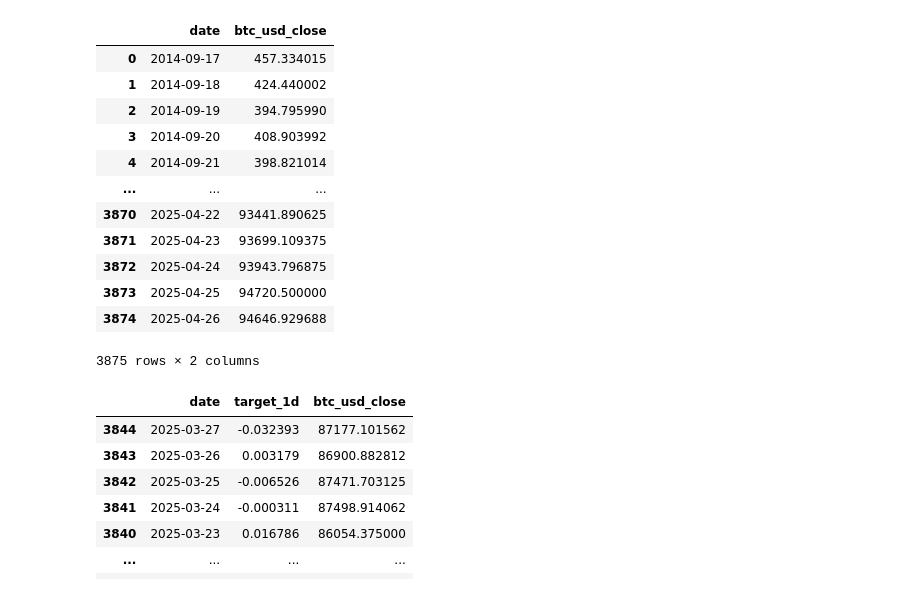
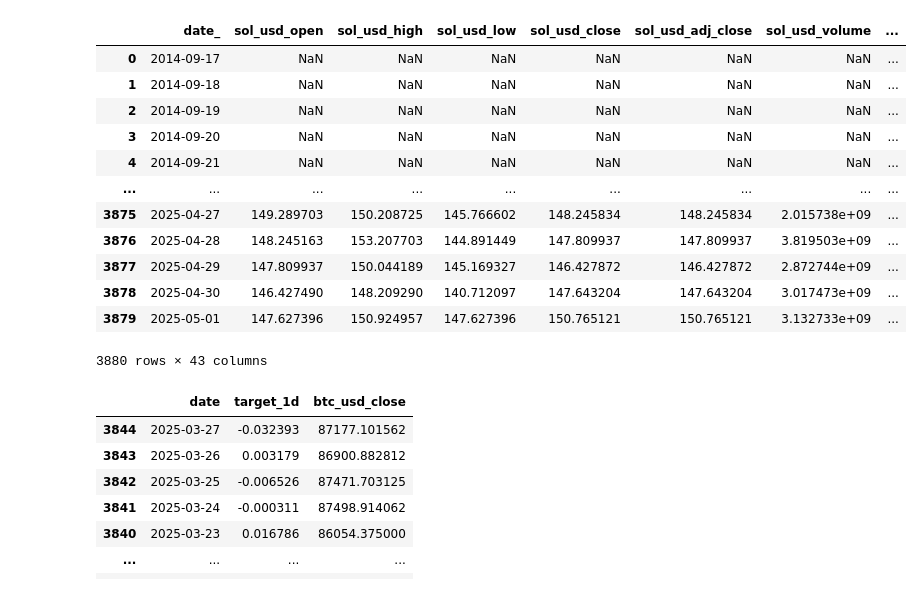
Before and after one commit to sumrak10/WangAI, a Jupyter notebook: notebooks/test.ipynb, the cells around one changed output. Saved outputs shown, nothing was run; the diff lists cells and outputs as text; code cells hidden in the pictures.

```diff
--- a/notebooks/test.ipynb
+++ b/notebooks/test.ipynb
@@ -1,10 +1,13 @@
 # %%
 import datetime
+import logging
+import math
 
 from src.logger import LoggerConfig
 
 LoggerConfig.setup_logger()
 
 ANALYSIS_START_DATE = datetime.date.fromisoformat("2014-09-17")
-ANALYSIS_END_DATE = datetime.date.fromisoformat("2025-04-27")
+ANALYSIS_END_DATE = datetime.date.fromisoformat("2025-05-02")
+TOKEN = 'btc'
 # %% [output]
@@ -32,19 +35,22 @@ google_trends_data
 TooManyRequestsError: The request failed: Google returned a response with code 429
 # %%
 from src.data_sources.prices import PricesDataSource
+prices_tickers = [
+    'BTC-USD',
+    'ETH-USD',
+    'SOL-USD',
+    'BNB-USD',
+    'ADA-USD',
+    'SPY',  # индекс акций
+    'GLD',  # золото
+]
+if not any([TOKEN.lower() in ticker_.lower() for ticker_ in prices_tickers]):
+    logging.error(f"{TOKEN}_ not found in prices")
 prices_data = PricesDataSource.load(
     from_date=ANALYSIS_START_DATE,
     to_date=ANALYSIS_END_DATE,
     interval="1d",
-    tickers=[
-        'BTC-USD',
-        'ETH-USD',
-        'SOL-USD',
-        'BNB-USD',
-        'ADA-USD',
-        'SPY',  # индекс акций
-        'GLD',  # золото
-    ]
+    tickers=prices_tickers
 )
-prices_data[['date', 'btc_usd_close']]
+prices_data
 # %% [output]
@@ -51,16 +58,16 @@ prices_data[['date', 'btc_usd_close']]
-|  | date | btc_usd_close |
-| 0 | 2014-09-17 | 457.334015 |
-| 1 | 2014-09-18 | 424.440002 |
-| 2 | 2014-09-19 | 394.795990 |
-| 3 | 2014-09-20 | 408.903992 |
-| 4 | 2014-09-21 | 398.821014 |
-| ... | ... | ... |
-| 3870 | 2025-04-22 | 93441.890625 |
-| 3871 | 2025-04-23 | 93699.109375 |
-| 3872 | 2025-04-24 | 93943.796875 |
-| 3873 | 2025-04-25 | 94720.500000 |
-| 3874 | 2025-04-26 | 94646.929688 |
+|  | date_ | sol_usd_open | sol_usd_high | sol_usd_low | sol_usd_close | sol_usd_adj_close | sol_usd_volume | ... |
+| 0 | 2014-09-17 | NaN | NaN | NaN | NaN | NaN | NaN | ... |
+| 1 | 2014-09-18 | NaN | NaN | NaN | NaN | NaN | NaN | ... |
+| 2 | 2014-09-19 | NaN | NaN | NaN | NaN | NaN | NaN | ... |
+| 3 | 2014-09-20 | NaN | NaN | NaN | NaN | NaN | NaN | ... |
+| 4 | 2014-09-21 | NaN | NaN | NaN | NaN | NaN | NaN | ... |
+| ... | ... | ... | ... | ... | ... | ... | ... | ... |
+| 3875 | 2025-04-27 | 149.289703 | 150.208725 | 145.766602 | 148.245834 | 148.245834 | 2.015738e+09 | ... |
+| 3876 | 2025-04-28 | 148.245163 | 153.207703 | 144.891449 | 147.809937 | 147.809937 | 3.819503e+09 | ... |
+| 3877 | 2025-04-29 | 147.809937 | 150.044189 | 145.169327 | 146.427872 | 146.427872 | 2.872744e+09 | ... |
+| 3878 | 2025-04-30 | 146.427490 | 148.209290 | 140.712097 | 147.643204 | 147.643204 | 3.017473e+09 | ... |
+| 3879 | 2025-05-01 | 147.627396 | 150.924957 | 147.627396 | 150.765121 | 150.765121 | 3.132733e+09 | ... |
-3875 rows × 2 columns
+3880 rows × 43 columns
 # %%
 import pandas as pd
 import numpy as np
```
Also changed, not shown: parts of 8 cells of this notebook, 7 other files.
